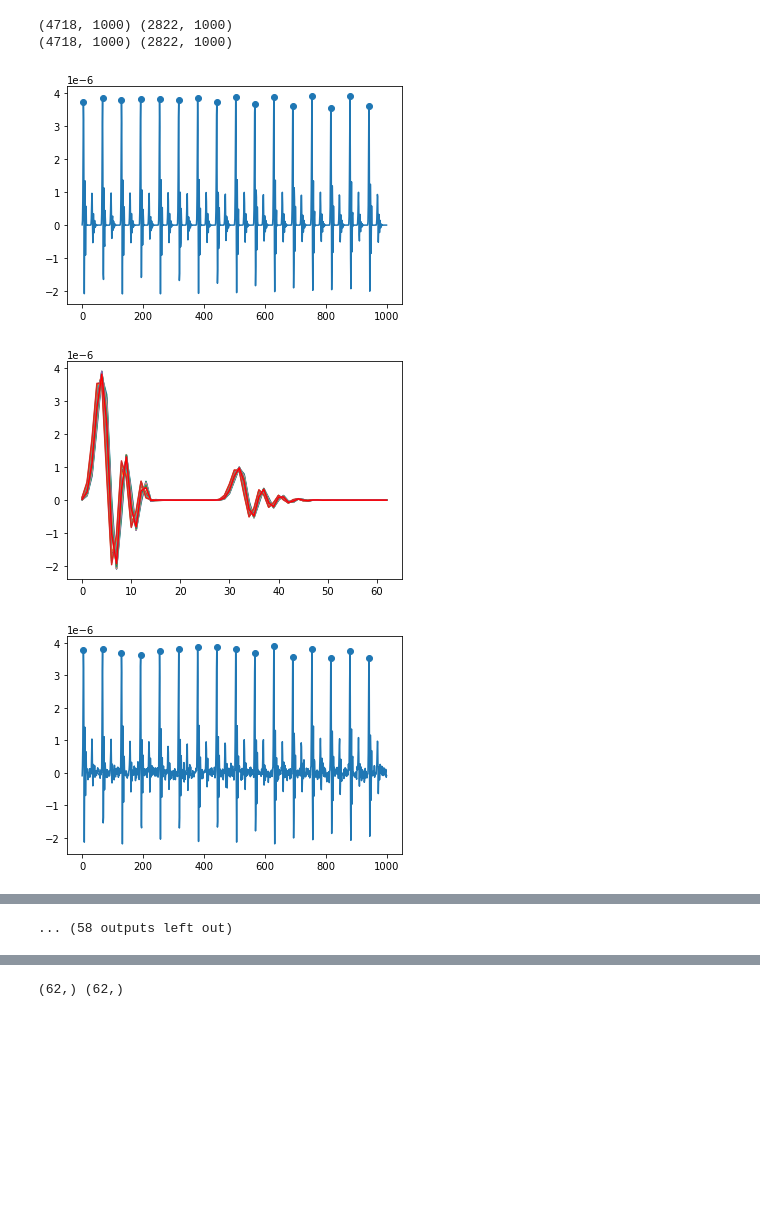
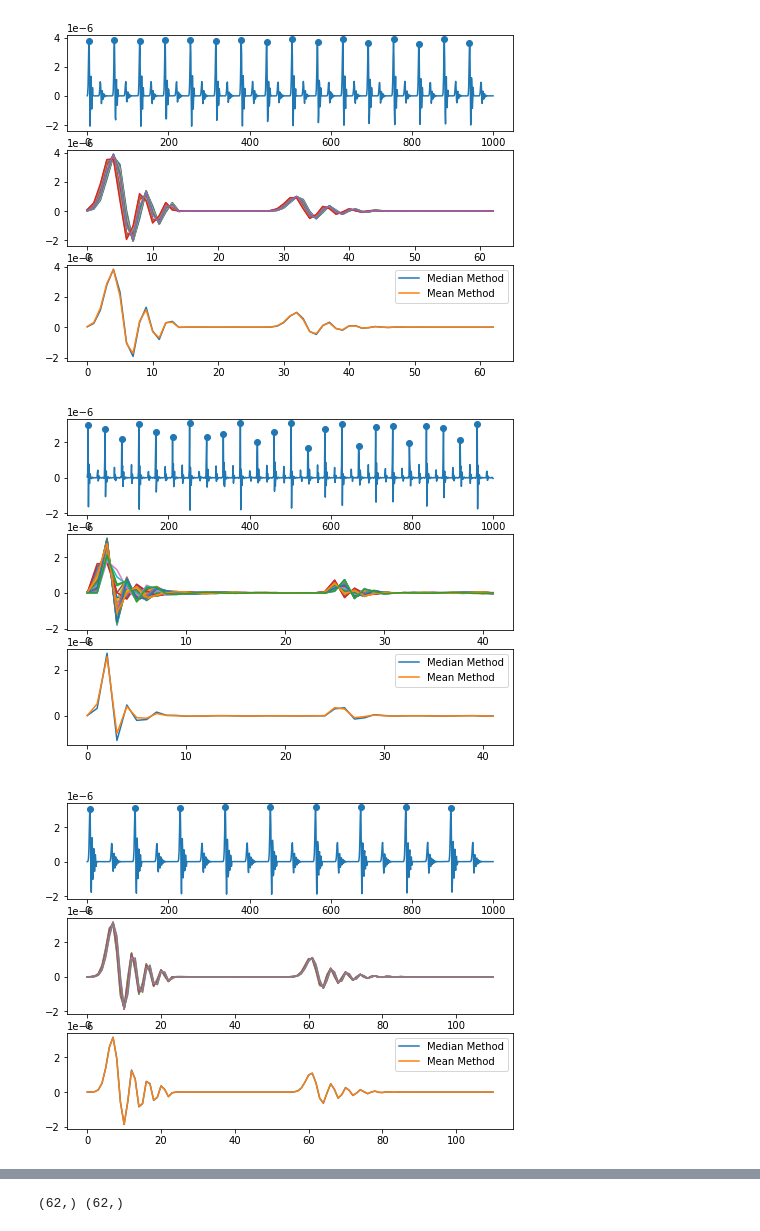
Before and after one commit to A-Big-Tortoise/NRSR_Research, a Jupyter notebook: Code/Week8/draft.ipynb, the cells around one changed output, grey strips where cells are left out. Saved outputs shown, nothing was run; the diff lists cells and outputs as text; code cells hidden in the pictures; blank space fills up the shorter version.

```diff
--- a/Code/Week8/draft.ipynb
+++ b/Code/Week8/draft.ipynb
@@ -89,13 +38,9 @@ if __name__=='__main__':
         signals_n_0_test = np.array(signals_n_0_test_ls)
         labels_n_0_train = np.array(labels_n_0_train_ls)
         labels_n_0_test = np.array(labels_n_0_test_ls)
-        print(signals_n_0_train.shape, signals_n_0_test.shape)
         return signals_n_0_train, signals_n_0_test, labels_n_0_train, labels_n_0_test
     signals_n_0_train, signals_n_0_test, labels_n_0_train, labels_n_0_test = prepare_data(0)
     signals_n_1_train, signals_n_1_test, labels_n_1_train, labels_n_1_test = prepare_data(0.1)
-# %% [output]
-(4718, 1000) (2822, 1000)
-(4718, 1000) (2822, 1000)
 # %%
 def segmentation(signal, rpeak):
     begin, end = 0, 0
@@ -109,68 +54,48 @@ def segmentation(signal, rpeak):
 
     Nmax = 0
     for piece in pieces:
         Nmax = max(Nmax, piece.shape[0])
 
     pieces_padded = []
     for piece in pieces:
         N = Nmax - piece.shape[0]
         pieces_padded.append(np.pad(piece, (0, N), 'constant'))
     pieces_padded = np.array(pieces_padded)
 
 
-    template = np.median(pieces_padded, 0)
-    return pieces_padded, template
+    # template = np.median(pieces_padded, 0)
+    return pieces_padded, np.median(pieces_padded, 0), np.mean(pieces_padded, 0)
 
-# idx = 11
-# clean_signal = signals_n_0_train[idx]
-# noisy_signal = signals_n_1_train[idx]
-#
-# hr = labels_n_0_train[idx, 2]
-# clean_large_peaks, _ = find_peaks(clean_signal, height=np.max(clean_signal) * 0.8, distance=2000 // (hr * 1))
-# noisy_large_peaks, _ = find_peaks(noisy_signal, height=np.max(noisy_signal) * 0.8, distance=2000 // (hr * 1))
-#
-# # print(large_peaks)
-# clean_pieces_padded, clean_template = segmentation(clean_signal, clean_large_peaks)
-# plt.plot(clean_signal)
-# plt.scatter(clean_large_peaks, clean_signal[clean_large_peaks])
-# plt.show()
-# plt.figure()
-#
-# # for piece in pieces_padded:
-# #     plt.plot(piece)
-# plt.plot(template, color='r')
 
 def plot_template(idx, signals_n_x_train, labels_n_x_train, show=False):
     signal = signals_n_x_train[idx]
 
     hr = labels_n_x_train[idx, 2]
     large_peaks, _ = find_peaks(signal, height=np.max(signal) * 0.4, distance=4000 // (hr * 1))
 
-    # print(large_peaks)
-    pieces_padded, template = segmentation(signal, large_peaks)
+    pieces_padded, template1, template2 = segmentation(signal, large_peaks)
 
     if show:
+        plt.subplots(3, 1, figsize=(8, 6))
+        plt.subplot(3, 1, 1)
         plt.plot(signal)
         plt.scatter(large_peaks, signal[large_peaks])
-        plt.show()
-        plt.figure()
+        plt.subplot(3, 1, 2)
         for piece in pieces_padded:
             plt.plot(piece)
-        plt.plot(template, color='r')
-        plt.show()
-    return template
+        # plt.savefig(f'./Reason_{idx}.jpg', dpi=300)
+        plt.subplot(3, 1, 3)
+        plt.plot(template1, label="Median Method")
+        plt.plot(template2, label="Mean Method")
+        plt.legend()
+    # return template
 
-idx = 11
 for idx in range(14):
     template0 = plot_template(idx, signals_n_0_train, labels_n_0_train, True)
-
-    template1 = plot_template(idx,signals_n_0_train+np.random.normal(0, 0.1, size=signals_n_0_train.shape)/1e6, labels_n_0_train, True)
-    # template1 = plot_template(idx, signals_n_1_train, labels_n_1_train, True)
-    plt.figure()
-    plt.plot(template0)
-    plt.plot(template1)
-    plt.show()
+    # plt.figure()
+    # plt.plot(template0)
+    # plt.show()
 # %% [output]
-[figure, old version]
+[figure, new version]
-[figure, old version]
+[figure, new version]
-[figure, old version]
+[figure, new version]
@@ -186 +110,0 @@ for idx in range(14):
-... (58 outputs left out)
```
Also changed, not shown: parts of 14 cells of this notebook, 54 other files.
